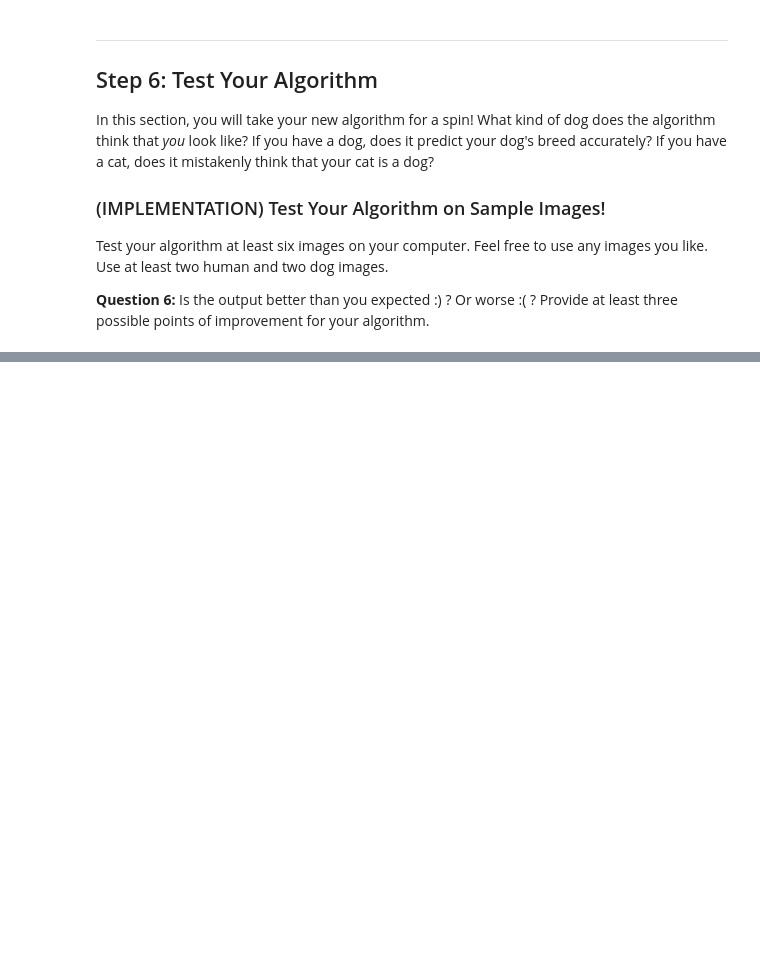
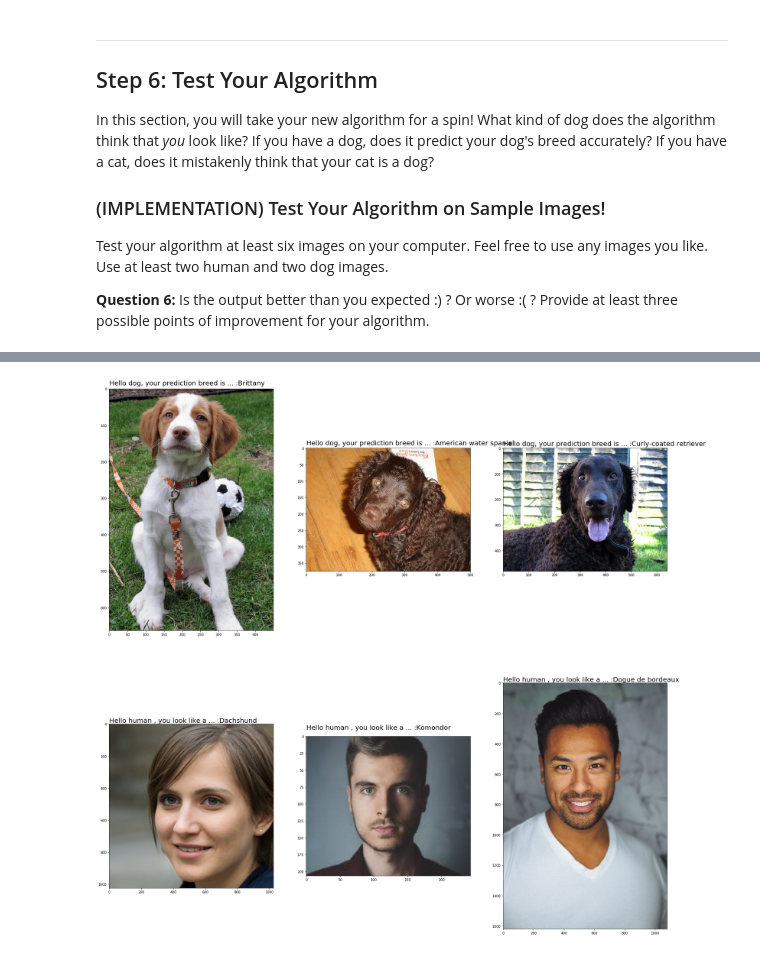
Before and after one commit to yingCMU/deep-learning-v2-pytorch, a Jupyter notebook: project-dog-classification/dog_app.ipynb, the cells around one changed output, grey strips where cells are left out. Saved outputs shown, nothing was run; the diff lists cells and outputs as text; code cells hidden in the pictures; blank space fills up the shorter version.

```diff
--- a/project-dog-classification/dog_app.ipynb
+++ b/project-dog-classification/dog_app.ipynb
@@ -156,6 +195,7 @@ import torchvision.models as models
 
 # define VGG16 model
 VGG16 = models.vgg16(pretrained=True)
+VGG16_dogs = models.vgg16(pretrained=True)
 
 # check if CUDA is available
 use_cuda = torch.cuda.is_available()
@@ -163,3 +203,4 @@ use_cuda = torch.cuda.is_available()
 # move model to GPU if CUDA is available
 if use_cuda:
     VGG16 = VGG16.cuda()
+    VGG16_dogs = VGG16_dogs.cuda()
@@ -463,4 +735,6 @@ model_transfer = # train(n_epochs, loaders_transfer, model_transfer, optimizer_t
 
 Try out your model on the test dataset of dog images. Use the code cell below to calculate and print the test loss and accuracy.  Ensure that your test accuracy is greater than 60%.
 # %%
+model_transfer.load_state_dict(torch.load('model_transfer.pt'))
+
 test(loaders_transfer, model_transfer, criterion_transfer, use_cuda)
@@ -466,0 +746,4 @@ test(loaders_transfer, model_transfer, criterion_transfer, use_cuda)
+# %%
+# list of class names by index, i.e. a name can be accessed like class_names[0]
+class_names = [item[4:].replace("_", " ") for item in train_data.classes]
+class_names
@@ -502,6 +811,17 @@ Some sample output for our algorithm is provided below, but feel free to design
 
 def run_app(img_path):
     ## handle cases for a human face, dog, and neither
+    has_dog = dog_detector(img_path)
+    dog_breed = predict_breed_transfer(img_path)
+    if has_dog:
+        # predict dog breed: You are required to use your CNN from Step 4 to predict dog breed.
+        return ('Hello dog, your prediction breed is ... :'+ dog_breed)
+    else:
+        has_human_face = face_detector(img_path)
+        if has_human_face:
+            return ('Hello human , you look like a ... :'+ dog_breed)
+        else:
+            return ('error: no human nor dog found')
 # %% [markdown]
 ---
 <a id='step6'></a>
@@ -519,8 +843,30 @@ __Answer:__ (Three possible points for improvement)
 # %%
 ## TODO: Execute your algorithm from Step 6 on
 ## at least 6 images on your computer.
 ## Feel free to use as many code cells as needed.
+test_images = [
+    'images/Brittany_02625.jpg',
+    'images/American_water_spaniel_00648.jpg',
+    'images/Curly-coated_retriever_03896.jpg',
+    'images/Woman_7.jpg',
+    'images/h2.jpeg',
+    'images/h3.jpeg',
+]
+## suggested code, below
+fig=plt.figure(figsize=(30, 30))
+columns = 3
+rows = 2
 
-## suggested code, below
-for file in np.hstack((human_files[:3], dog_files[:3])):
-    run_app(file)
+image_index = 1
+# for file_path in np.hstack((human_files[:3], dog_files[:3])):
+for file_path in test_images:
+    fig.add_subplot(rows, columns, image_index)
+    img = Image.open(file_path)
+    plt.imshow(img)
+    text = run_app(file_path)
+    image_index += 1
+    plt.text(0, -10, text, dict(size=20))
+
+plt.show()
+# %% [output]
+[figure, added]
```
Also changed, not shown: parts of 45 cells of this notebook.
